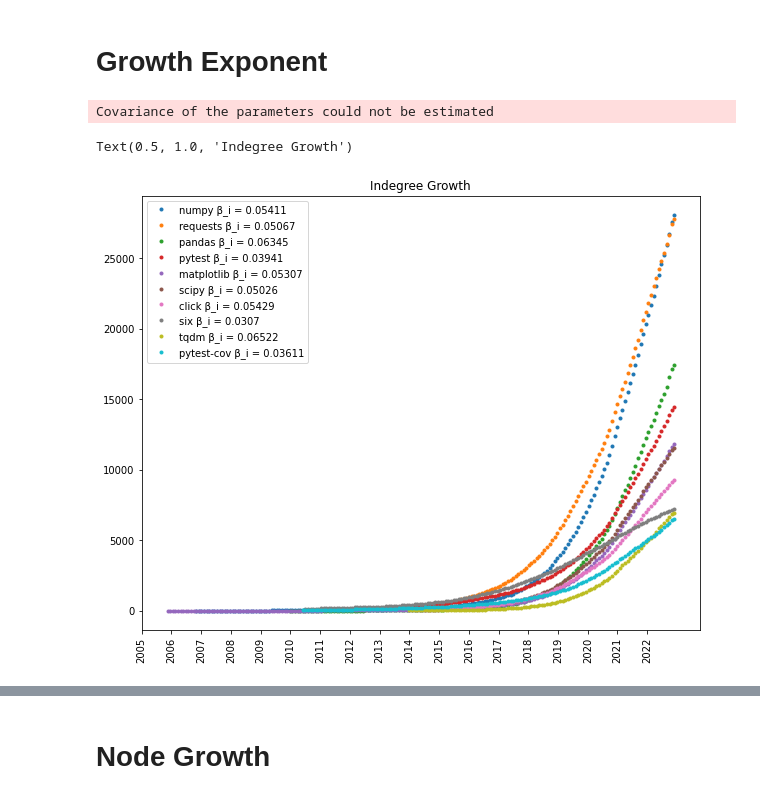
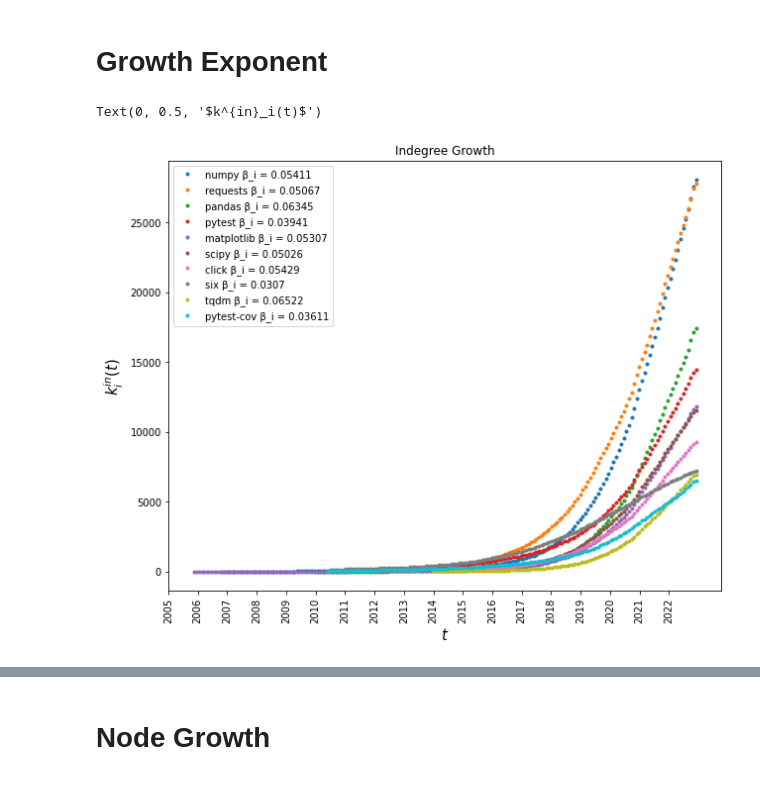
Before and after one commit to miksa234/vrproject, a Jupyter notebook: src/network_dynamic.ipynb, the cells around one changed output, grey strips where cells are left out. Cells and saved outputs as stored; diff of their text form; code cells hidden in the pictures.

```diff
--- a/src/network_dynamic.ipynb
+++ b/src/network_dynamic.ipynb
@@ -109,37 +109,35 @@ def fit_lin(x, β, B):
     return β * x + B
 
 time_steps = len(TDG.time_steps)
 years = sorted(list(set([date[:4] for date in TDG.time_steps])), key=lambda x: datetime.strptime(x, '%Y'))
 fig, ax = plt.subplots(1, 1, figsize=[10, 8])
 cmap = cm.get_cmap('tab10').colors
 j=0
 β_i = {}
 
-for node, k_i in [k_i_t[i] for i in range(len(k_i_t)) if max(k_i_t[i][1]) > 10 and len(k_i_t[i][1]) > 10]:
+for node, k_i in [k_i_t[i] for i in range(len(k_i_t)) if max(k_i_t[i][1]) > 0 and len(k_i_t[i][1]) > 5]:
     try:
         time_creation = time_steps - len(k_i)
         time_seq = np.arange(time_creation, time_steps)
         log_k_i = np.log(k_i, where=(np.array(k_i) > 0))
         popt, pcov = curve_fit(fit_lin, time_seq, log_k_i)
         if j < 10:
             ax.plot(time_seq, k_i, '.', label=node + f' β_i = {round(popt[0], 5)}', color=cmap[j])
             j+=1
         if popt[0] < 0:
             β_i[node] =  0
-        elif popt[0] > 1:
-            continue
         else:
             β_i[node] =  popt[0]
     except:
         continue
 
-#    plt.plot(time_seq, fit_lin(time_seq, *popt), color=cmap[j])
 
 ax.set_xticks([time_steps/len(years)*i for i in range(len(years))])
 ax.set_xticklabels(years, rotation='vertical')
 ax.legend(loc='best')
 ax.set_title('Indegree Growth')
+ax.set_xlabel(r'$t$', fontsize=15)
+ax.set_ylabel(r'$k^{in}_i(t)$', fontsize=15)
 # %% [output]
-Covariance of the parameters could not be estimated
+Text(0, 0.5, '$k^{in}_i(t)$')
-Text(0.5, 1.0, 'Indegree Growth')
-[figure, old version]
+[figure, new version]
```
Also changed, not shown: parts of 8 cells of this notebook, 1 other file.
